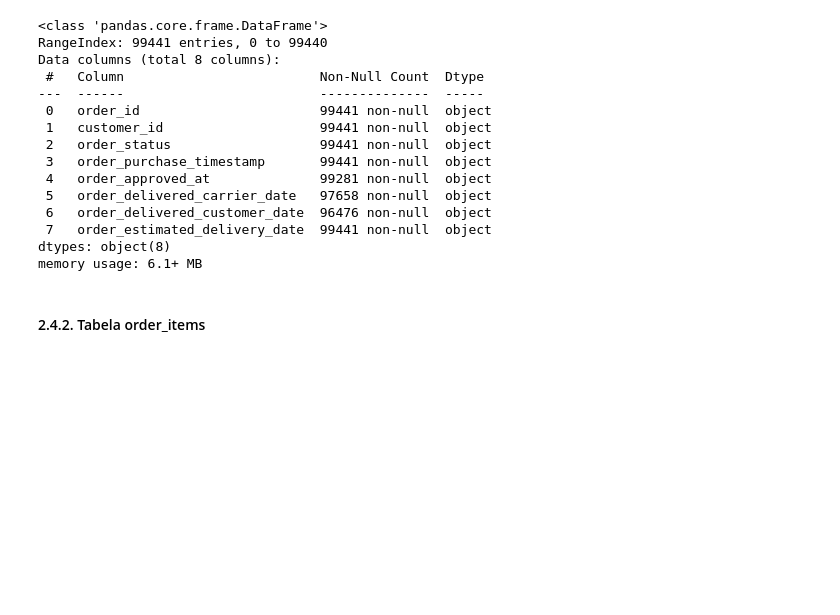
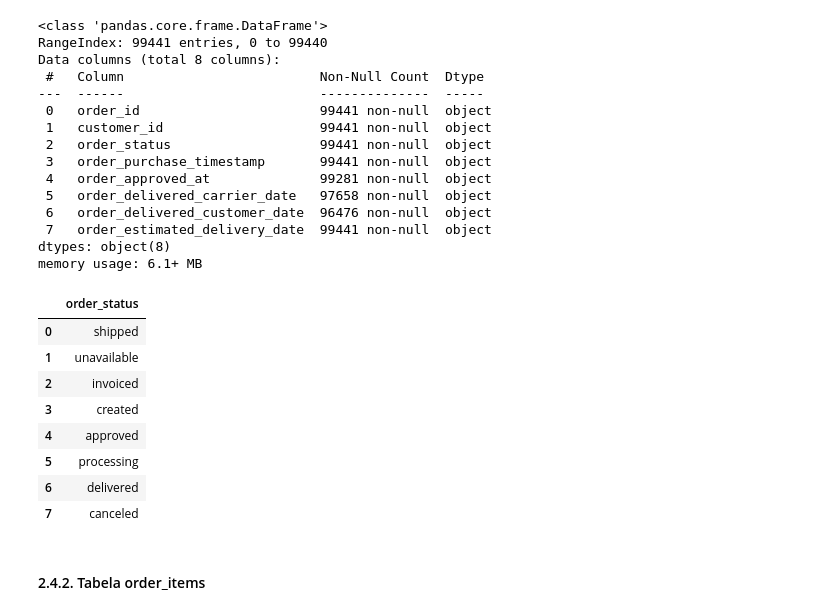
Before and after one commit to dcladeira/ADA-Santander-SQL, a Jupyter notebook: Análise Exploratória de Dados.ipynb, the cells around one changed output. Cells and saved outputs as stored; diff of their text form; code cells hidden in the pictures; blank space fills up the shorter version.

```diff
--- a/Análise Exploratória de Dados.ipynb
+++ b/Análise Exploratória de Dados.ipynb
@@ -287,6 +356,24 @@ Data columns (total 8 columns):
  7   order_estimated_delivery_date  99441 non-null  object
 dtypes: object(8)
 memory usage: 6.1+ MB
+# %%
+# Valores distintos da coluna order_status
+query = """
+SELECT DISTINCT
+    order_status
+FROM orders
+"""
+pd.read_sql_query(query, con=engine)
+# %% [output]
+|  | order_status |
+| 0 | shipped |
+| 1 | unavailable |
+| 2 | invoiced |
+| 3 | created |
+| 4 | approved |
+| 5 | processing |
+| 6 | delivered |
+| 7 | canceled |
 # %% [markdown]
 #### 2.4.2. Tabela order_items
 # %%
```
Also changed, not shown: parts of 21 cells of this notebook.
